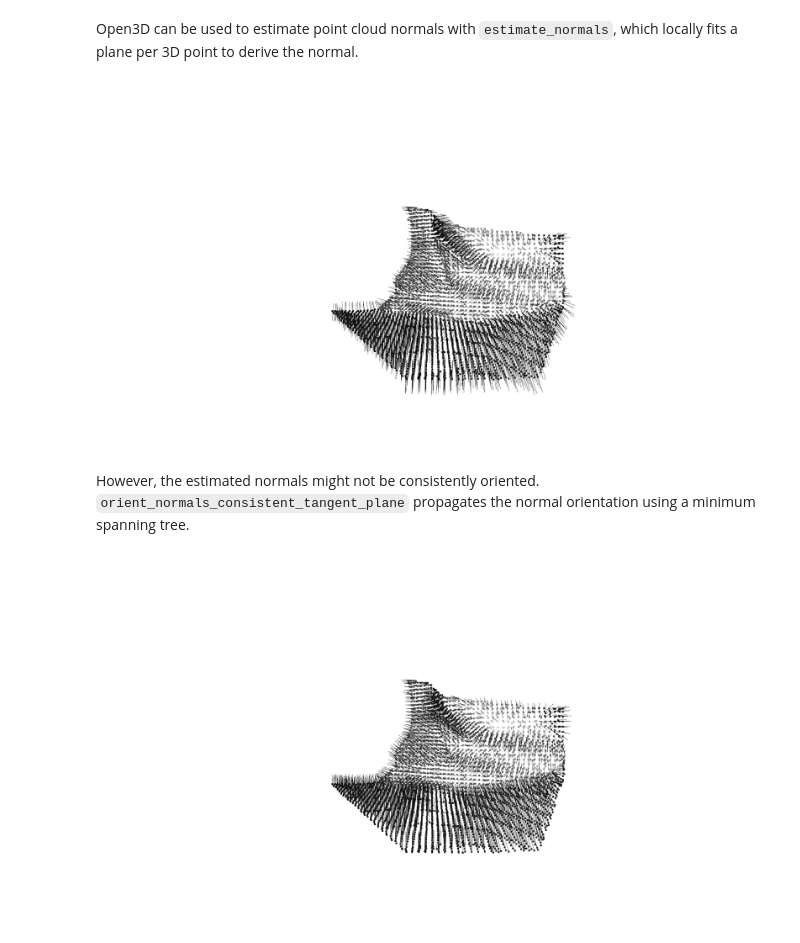
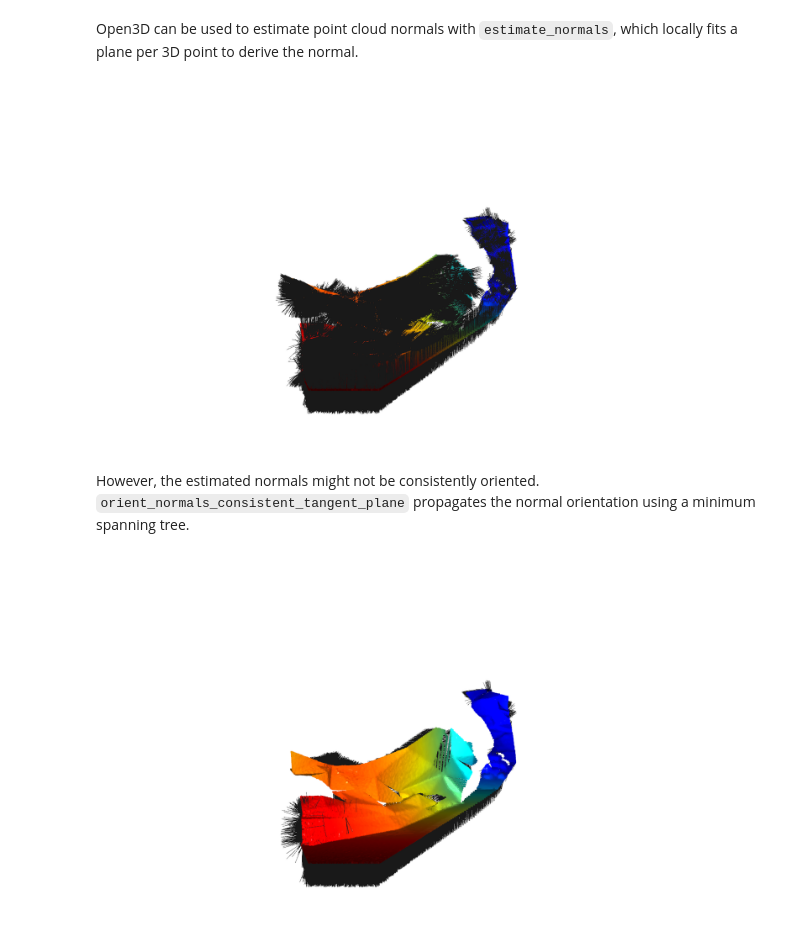
Before and after one commit to RuslanAgishev/gradslam, a Jupyter notebook: examples/rgbd_pcd_normals.ipynb, the cells around one changed output. Cells and saved outputs as stored; diff of their text form; code cells hidden in the pictures.

```diff
--- a/examples/rgbd_pcd_normals.ipynb
+++ b/examples/rgbd_pcd_normals.ipynb
@@ -65,9 +66,8 @@ array([[277.1,   0. , 160.5],
 # %% [markdown]
 ### Create point cloud from RGBD image
 # %%
-pcd = o3d.geometry.PointCloud.create_from_rgbd_image(
-    rgbd_image,
-    intrinsics)
+# pcd = o3d.geometry.PointCloud.create_from_rgbd_image(rgbd_image, intrinsics)
+pcd = o3d.geometry.PointCloud.create_from_depth_image(depth_raw, intrinsics)
 # Flip it, otherwise the pointcloud will be upside down
 pcd.transform([[1, 0, 0, 0], [0, -1, 0, 0], [0, 0, -1, 0], [0, 0, 0, 1]])
 
@@ -90,14 +90,15 @@ PointCloud with 3361 points.
 # %% [markdown]
 Open3D can be used to estimate point cloud normals with `estimate_normals`, which locally fits a plane per 3D point to derive the normal.
 # %%
-downpcd.estimate_normals()
-o3d.visualization.draw_geometries([downpcd], point_show_normal=True)
+pcd.estimate_normals()
+o3d.visualization.draw_geometries([pcd], point_show_normal=True)
 # %% [output]
-[figure, old version]
+[figure, new version]
 # %% [markdown]
 However, the estimated normals might not be consistently oriented. `orient_normals_consistent_tangent_plane` propagates the normal orientation using a minimum spanning tree.
 # %%
-downpcd.orient_normals_consistent_tangent_plane(100)
-o3d.visualization.draw_geometries([downpcd], point_show_normal=True)
+# https://stackoverflow.com/questions/60346126/consistent-normal-calculation-of-a-point-cloud
+pcd.orient_normals_consistent_tangent_plane(k=15)
+o3d.visualization.draw_geometries([pcd], point_show_normal=True)
 # %% [output]
-[figure, old version]
+[figure, new version]
```
Also changed, not shown: parts of 9 cells of this notebook, 1 other file.
